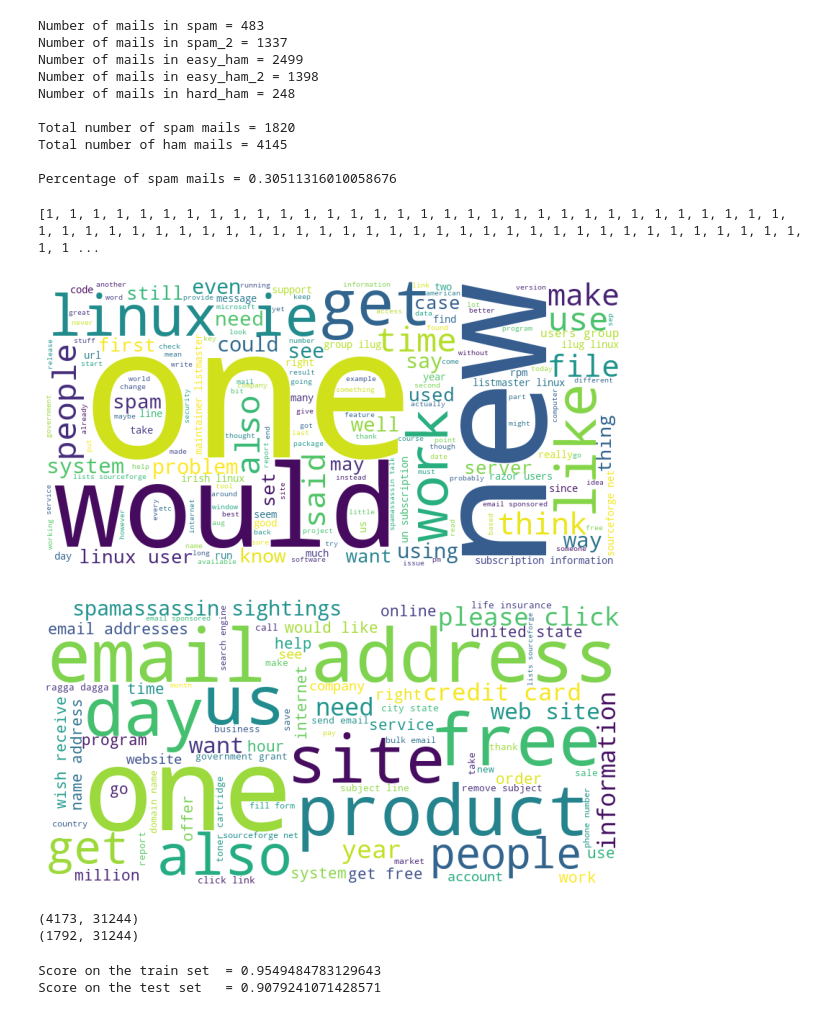
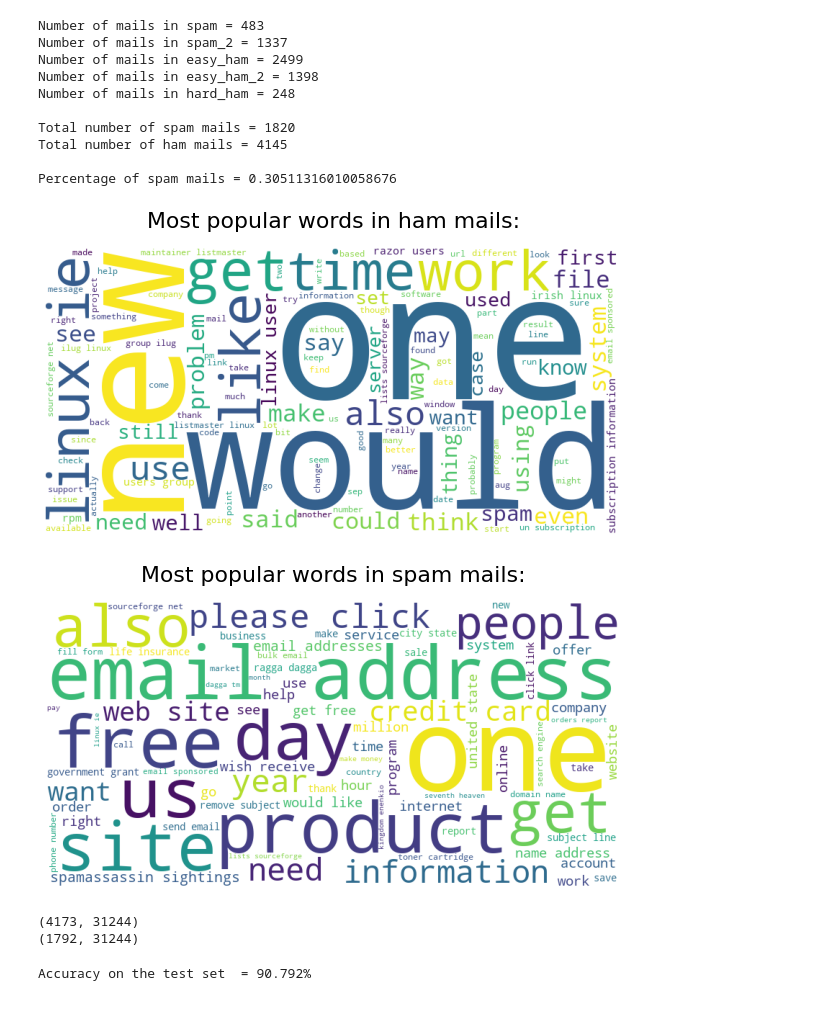
Before and after one commit to vikramc54/spam-classifier, a Jupyter notebook: Spam-classifier.ipynb, the cells around one changed output. Saved outputs shown, nothing was run; the diff lists cells and outputs as text; code cells hidden in the pictures.

```diff
--- a/Spam-classifier.ipynb
+++ b/Spam-classifier.ipynb
@@ -139,41 +163,37 @@ train_set, test_set, unprocessed_ham_words, unprocessed_spam_words = create_data
                                                                                 {"data": ham_mails, "type": "ham"},\
                                                                                 {"data": ham_2_mails, "type": "ham"},\
                                                                                 {"data": ham_hard_mails, "type": "ham"}], 70)
-# %%
-print((train_set[1]))
-# %% [output]
-[1, 1, 1, 1, 1, 1, 1, 1, 1, 1, 1, 1, 1, 1, 1, 1, 1, 1, 1, 1, 1, 1, 1, 1, 1, 1, 1, 1, 1, 1, 1, 1, 1, 1, 1, 1, 1, 1, 1, 1, 1, 1, 1, 1, 1, 1, 1, 1, 1, 1, 1, 1, 1, 1, 1, 1, 1, 1, 1, 1, 1, 1, 1, 1, 1, 1, 1 ...
 # %%
 unprocessed_spam_words = sum(unprocessed_spam_words, [])
 unprocessed_ham_words = sum(unprocessed_ham_words, [])
 # %%
-stopwords = ["urllink", "numberpresent", "mailing", "list"]
+cloud_stopwords = ["urllink", "numberpresent", "mailing", "list"]
 
-cloud = WordCloud(width = 800, height = 400, background_color = "white", stopwords = stopwords, min_font_size = 10)\
+cloud = WordCloud(width = 800, height = 400, background_color = "white", stopwords = cloud_stopwords, min_font_size = 10)\
             .generate(" ".join(unprocessed_ham_words))
 
 plt.figure(figsize = (8, 8), facecolor = None)
 plt.imshow(cloud)
 plt.axis("off")
 plt.tight_layout(pad = 0)
+plt.title("Most popular words in ham mails:", fontsize = 22, pad = 20)
 
 plt.show()
 # %% [output]
-[figure, old version]
+[figure, new version]
 # %%
-stopwords = ["urllink", "numberpresent", "mailing", "list"]
-
-cloud = WordCloud(width = 800, height = 400, background_color = "white", stopwords = stopwords, min_font_size = 10)\
+cloud = WordCloud(width = 800, height = 400, background_color = "white", stopwords = cloud_stopwords, min_font_size = 10)\
             .generate(" ".join(unprocessed_spam_words))
 
 plt.figure(figsize = (8, 8), facecolor = None)
 plt.imshow(cloud)
 plt.axis("off")
 plt.tight_layout(pad = 0)
+plt.title("Most popular words in spam mails:", fontsize = 22, pad = 20)
 
 plt.show()
 # %% [output]
-[figure, old version]
+[figure, new version]
 # %%
 def identity_tokenizer(mail):
     return mail
@@ -192,8 +211,7 @@ print(np.shape(test_features))
 nb_classifier = MultinomialNB()
 nb_classifier.fit(train_features, train_set[1])
 
-print("Score on the train set\t=", nb_classifier.score(train_features, train_set[1]))
-print("Score on the test set\t=", nb_classifier.score(test_features, test_set[1]))
+print("Accuracy on the test set  = {:.3f}%".format(nb_classifier.score(test_features, test_set[1]) * 100))
+predicted_y = nb_classifier.predict(test_features)
 # %% [output]
-Score on the train set  = 0.9549484783129643
-Score on the test set   = 0.9079241071428571
+Accuracy on the test set  = 90.792%
```
Also changed, not shown: parts of 12 cells of this notebook.
